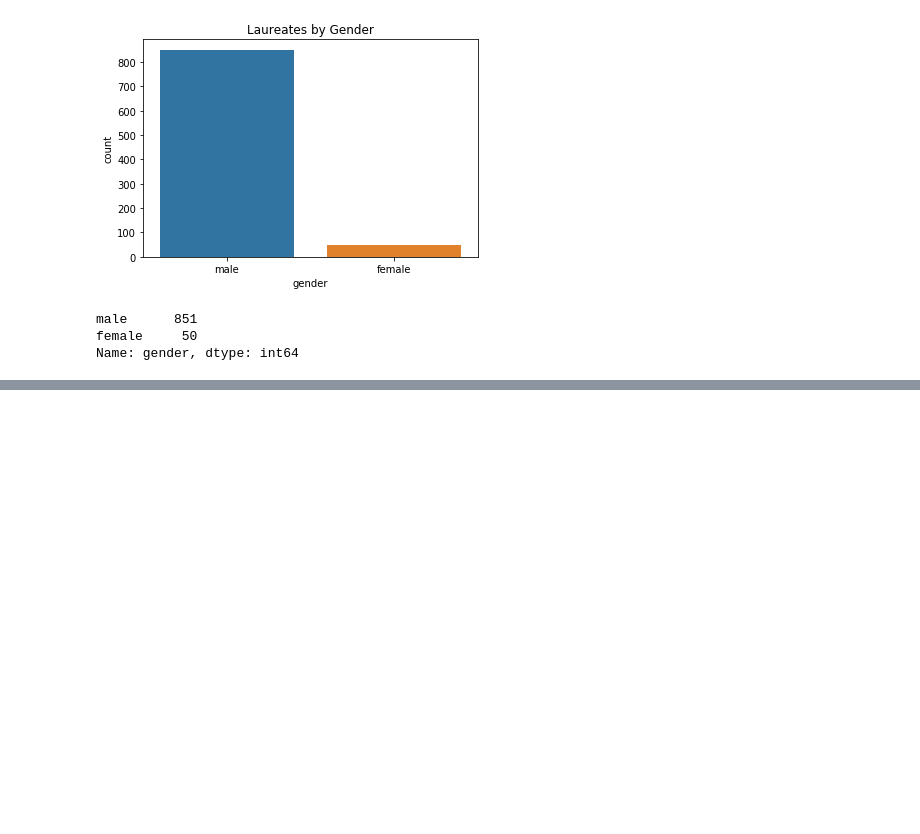
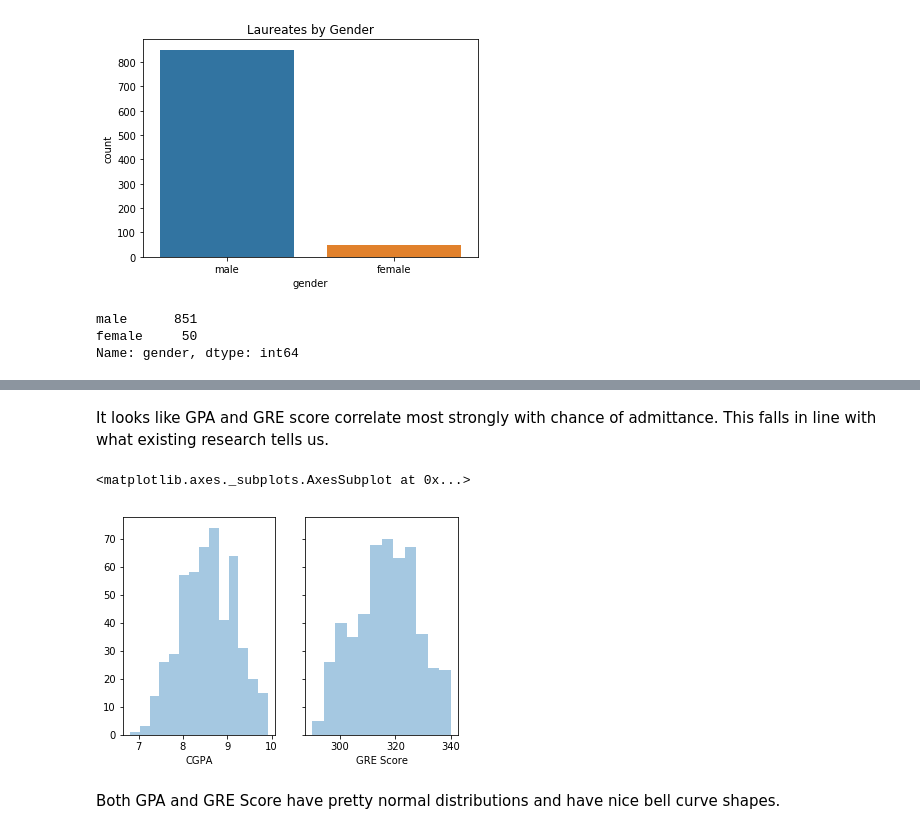
Before and after one commit to ctrosenberg/ml-class, a Jupyter notebook: Homework 1.ipynb, the cells around one changed output, grey strips where cells are left out. Drawn from its saved outputs; the diff is of its cells as text; code cells hidden in the pictures; blank space fills up the shorter version.

```diff
--- a/Homework 1.ipynb
+++ b/Homework 1.ipynb
@@ -345,0 +354,12 @@ admission_data.corr()
+# %% [markdown]
+It looks like GPA and GRE score correlate most strongly with chance of admittance. This falls in line with what existing research tells us.
+# %%
+#Plot GPA and GRE distributions
+fig, (ax1, ax2) = plt.subplots(ncols=2, sharey=True)
+sns.distplot(admit["CGPA"], kde=0,ax=ax1)
+sns.distplot(admit["GRE Score"],kde=0, ax=ax2)
+# %% [output]
+<matplotlib.axes._subplots.AxesSubplot at 0x...>
+[figure, added]
+# %% [markdown]
+Both GPA and GRE Score have pretty normal distributions and have nice bell curve shapes.
```
Also changed, not shown: parts of 31 cells of this notebook, 2 other files.
